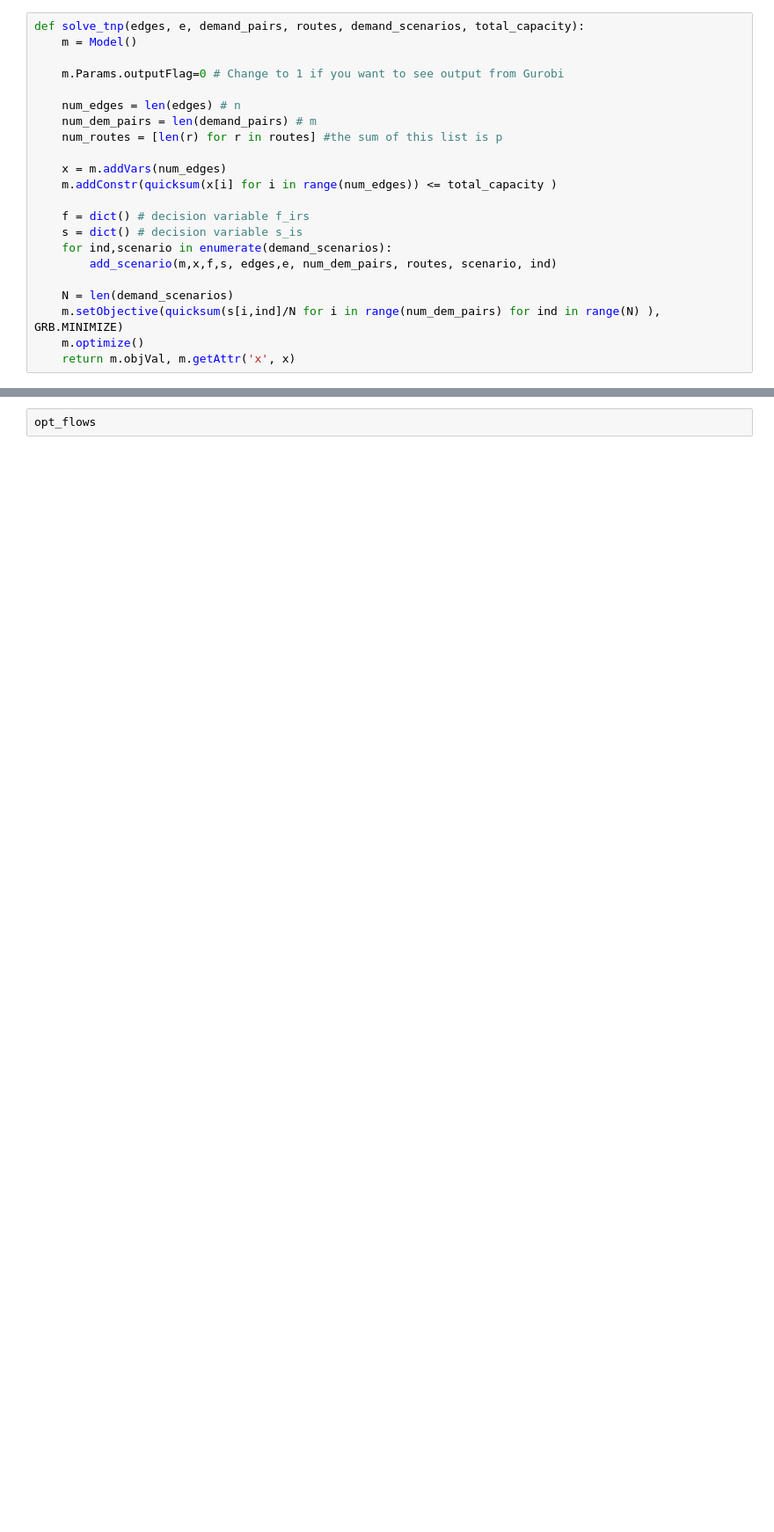
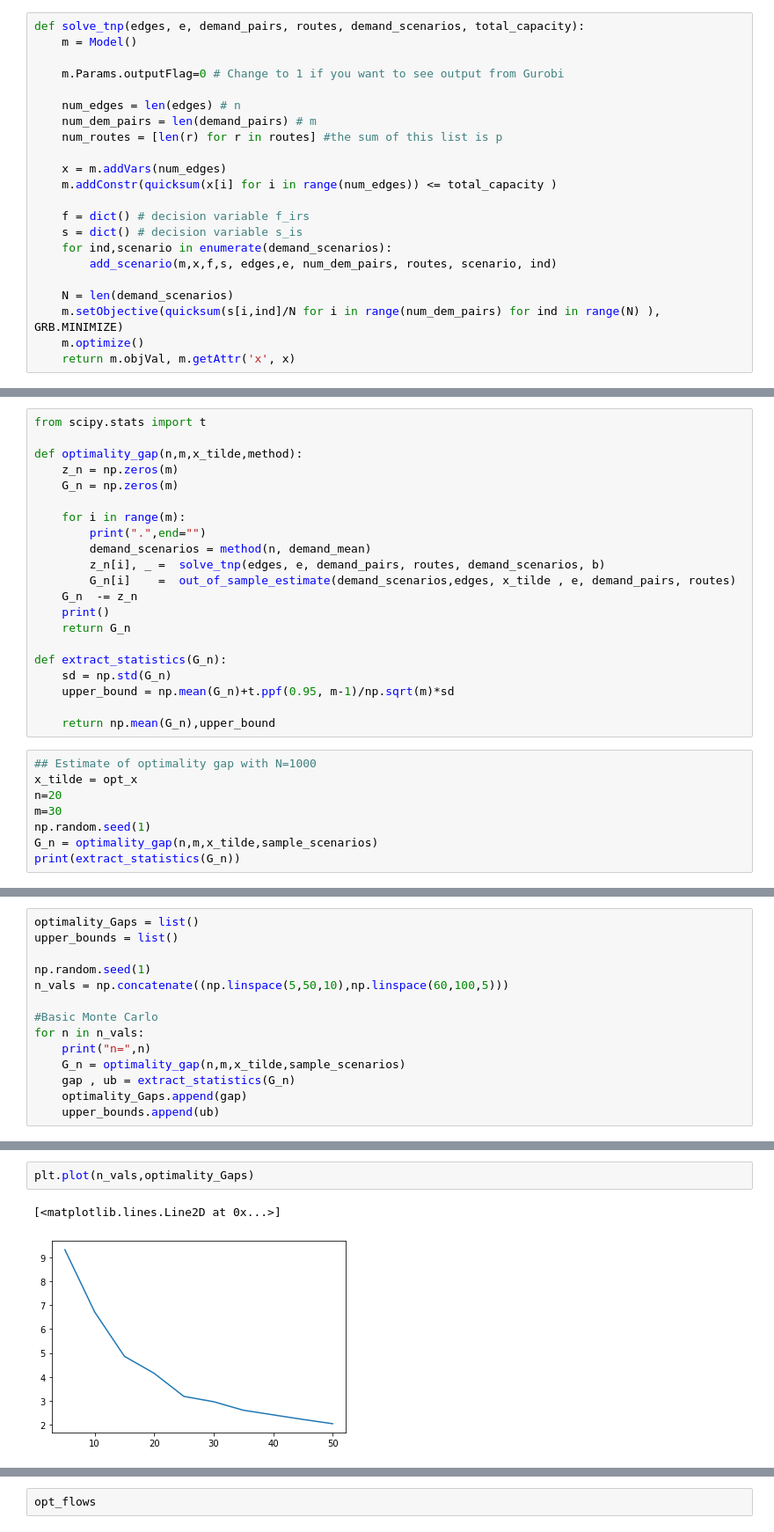
Before and after one commit to GeorgiosAliatimis/Stochastic_Optimization, a Jupyter notebook: TNP Group Task.ipynb, the cells around one changed output, grey strips where cells are left out. Shown at 88% size. Saved outputs shown, nothing was run; the diff lists cells and outputs as text; blank space fills up the shorter version.

Commit message:
Optimality gap

```diff
--- a/TNP Group Task.ipynb
+++ b/TNP Group Task.ipynb
@@ -158,0 +162,29 @@ Optimal value for N=800 is 12.944219944607863
+# %%
+from scipy.stats import t
+
+def optimality_gap(n,m,x_tilde,method):
+    z_n = np.zeros(m)
+    G_n = np.zeros(m)
+
+    for i in range(m):
+        print(".",end="")
+        demand_scenarios = method(n, demand_mean)
+        z_n[i], _ =  solve_tnp(edges, e, demand_pairs, routes, demand_scenarios, b)
+        G_n[i]    =  out_of_sample_estimate(demand_scenarios,edges, x_tilde , e, demand_pairs, routes)
+    G_n  -= z_n
+    print()
+    return G_n
+
+def extract_statistics(G_n):
+    sd = np.std(G_n)
+    upper_bound = np.mean(G_n)+t.ppf(0.95, m-1)/np.sqrt(m)*sd
+
+    return np.mean(G_n),upper_bound
+# %%
+## Estimate of optimality gap with N=1000
+x_tilde = opt_x
+n=20
+m=30
+np.random.seed(1)
+G_n = optimality_gap(n,m,x_tilde,sample_scenarios)
+print(extract_statistics(G_n))
@@ -158,0 +194,14 @@ Optimal value for N=800 is 12.944219944607863
+# %%
+optimality_Gaps = list()
+upper_bounds = list()
+
+np.random.seed(1)
+n_vals = np.concatenate((np.linspace(5,50,10),np.linspace(60,100,5)))
+
+#Basic Monte Carlo
+for n in n_vals:
+    print("n=",n)
+    G_n = optimality_gap(n,m,x_tilde,sample_scenarios)
+    gap , ub = extract_statistics(G_n)
+    optimality_Gaps.append(gap)
+    upper_bounds.append(ub)
@@ -158,0 +242,5 @@ Optimal value for N=800 is 12.944219944607863
+# %%
+plt.plot(n_vals,optimality_Gaps)
+# %% [output]
+[<matplotlib.lines.Line2D at 0x...>]
+[figure, added]
```
Also changed, not shown: parts of 6 cells of this notebook.
